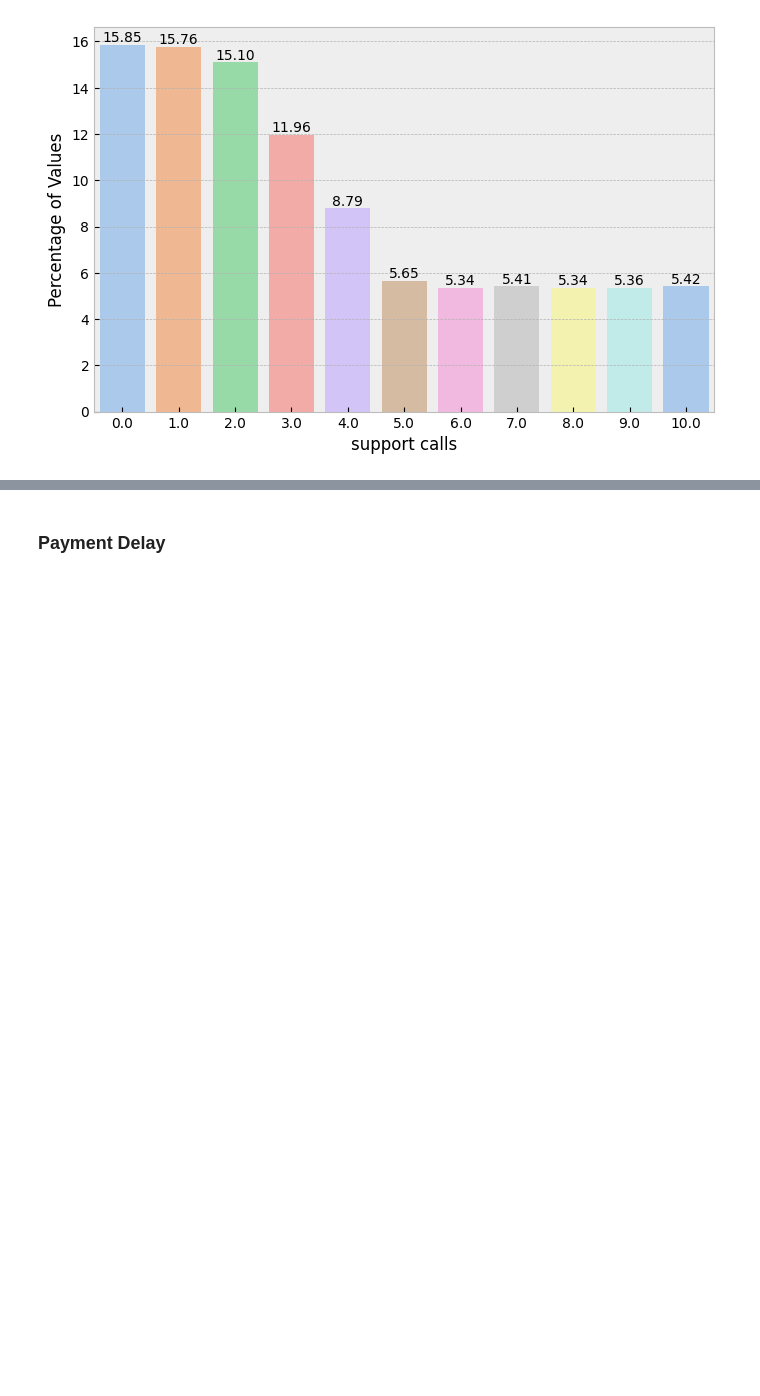
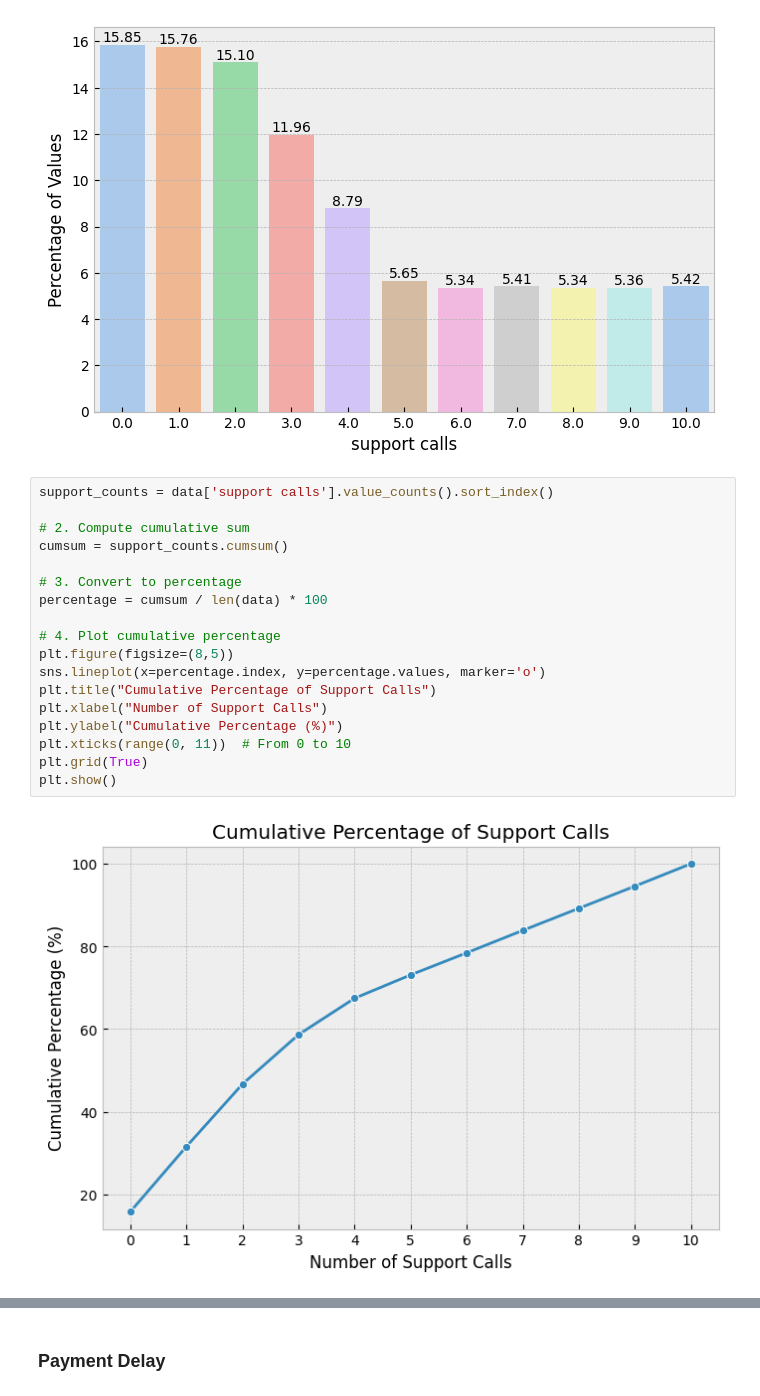
Before and after one commit to IamRaNo/Customer_Churn_Project, a Jupyter notebook: customer_churn_data.ipynb, the cells around one changed output, grey strips where cells are left out. Drawn from its saved outputs; the diff is of its cells as text; blank space fills up the shorter version.

```diff
--- a/customer_churn_data.ipynb
+++ b/customer_churn_data.ipynb
@@ -243,3 +287,23 @@ There are more chance of people to use this service 10 or more times
 plot_bar('support calls')
 # %% [output]
 [figure]
+# %%
+support_counts = data['support calls'].value_counts().sort_index()
+
+# 2. Compute cumulative sum
+cumsum = support_counts.cumsum()
+
+# 3. Convert to percentage
+percentage = cumsum / len(data) * 100
+
+# 4. Plot cumulative percentage
+plt.figure(figsize=(8,5))
+sns.lineplot(x=percentage.index, y=percentage.values, marker='o')
+plt.title("Cumulative Percentage of Support Calls")
+plt.xlabel("Number of Support Calls")
+plt.ylabel("Cumulative Percentage (%)")
+plt.xticks(range(0, 11))  # From 0 to 10
+plt.grid(True)
+plt.show()
+# %% [output]
+[figure, added]
```
Also changed, not shown: parts of 64 cells of this notebook.
